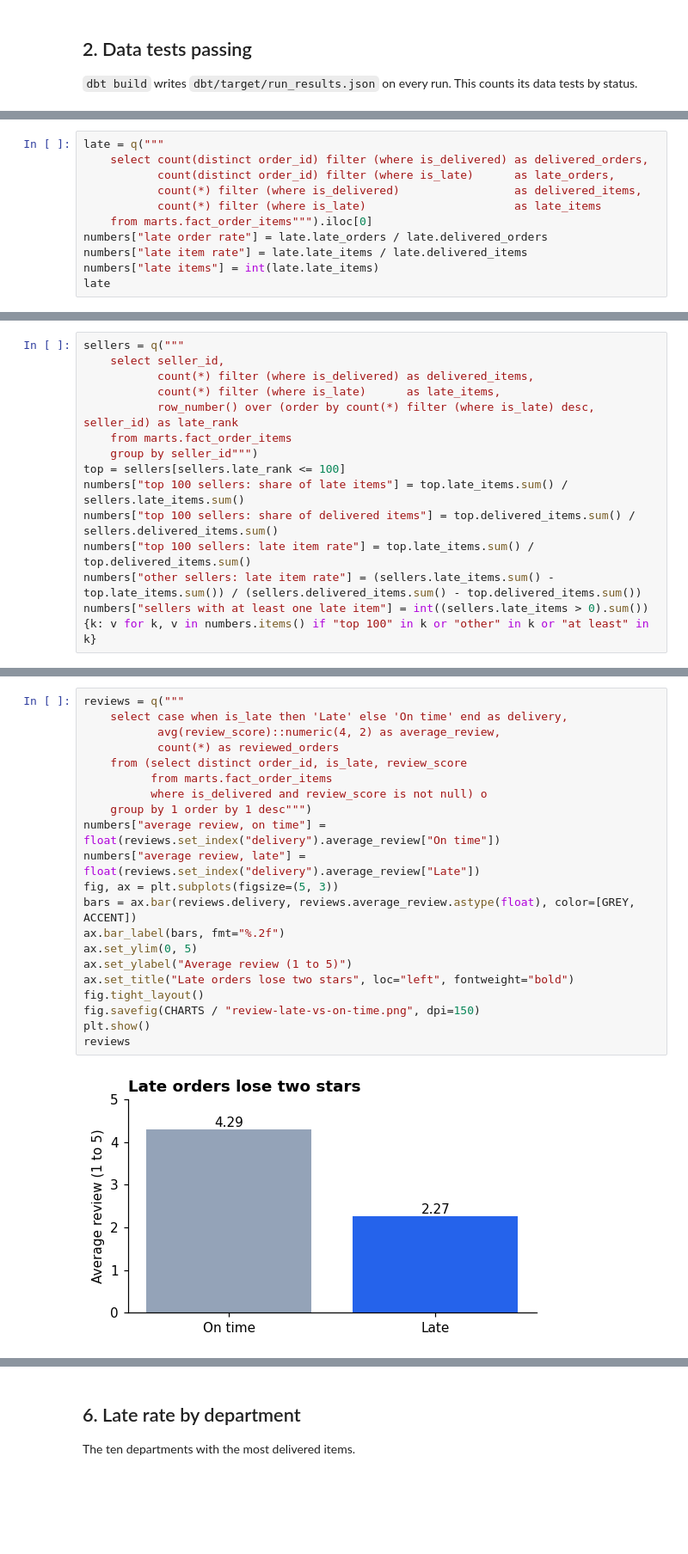
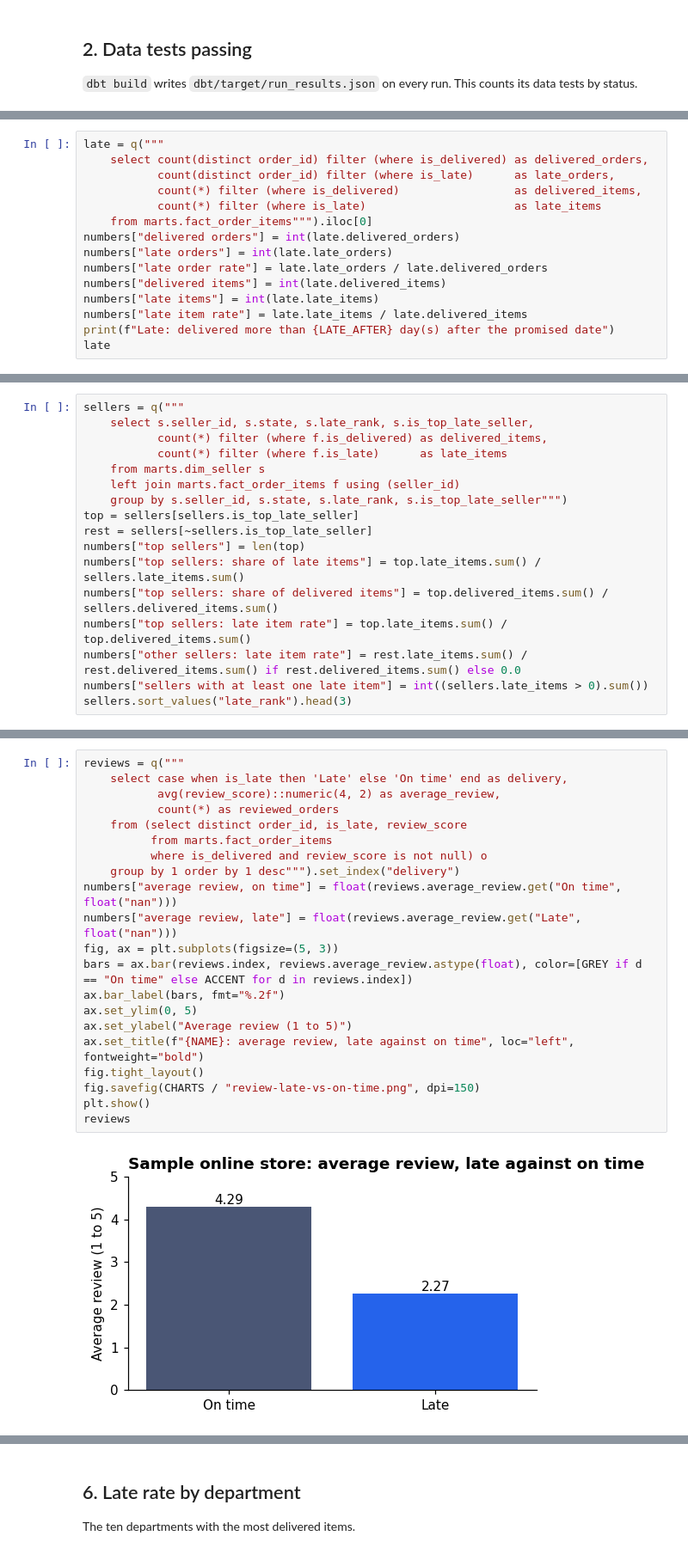
Before and after one commit to omarshalabyy1/retail-supplier-warehouse, a Jupyter notebook: analysis/analysis.ipynb, the cells around one changed output, grey strips where cells are left out. Shown at 86% size. Cells and saved outputs as stored; diff of their text form; blank space fills up the shorter version.

```diff
--- a/analysis/analysis.ipynb
+++ b/analysis/analysis.ipynb
@@ -94,8 +105,12 @@ late = q("""
            count(*) filter (where is_delivered)                 as delivered_items,
            count(*) filter (where is_late)                      as late_items
     from marts.fact_order_items""").iloc[0]
+numbers["delivered orders"] = int(late.delivered_orders)
+numbers["late orders"] = int(late.late_orders)
 numbers["late order rate"] = late.late_orders / late.delivered_orders
+numbers["delivered items"] = int(late.delivered_items)
+numbers["late items"] = int(late.late_items)
 numbers["late item rate"] = late.late_items / late.delivered_items
-numbers["late items"] = int(late.late_items)
+print(f"Late: delivered more than {LATE_AFTER} day(s) after the promised date")
 late
 # %% [output]
@@ -111,17 +127,19 @@ Sellers are the store's suppliers. Rank them by late items; the **top 100** are
 To be fair, compare their share of late items with their share of all delivered items: big sellers are expected to have more late items simply because they ship more.
 # %%
 sellers = q("""
-    select seller_id,
-           count(*) filter (where is_delivered) as delivered_items,
-           count(*) filter (where is_late)      as late_items,
-           row_number() over (order by count(*) filter (where is_late) desc, seller_id) as late_rank
-    from marts.fact_order_items
-    group by seller_id""")
-top = sellers[sellers.late_rank <= 100]
-numbers["top 100 sellers: share of late items"] = top.late_items.sum() / sellers.late_items.sum()
-numbers["top 100 sellers: share of delivered items"] = top.delivered_items.sum() / sellers.delivered_items.sum()
-numbers["top 100 sellers: late item rate"] = top.late_items.sum() / top.delivered_items.sum()
-numbers["other sellers: late item rate"] = (sellers.late_items.sum() - top.late_items.sum()) / (sellers.delivered_items.sum() - top.delivered_items.sum())
+    select s.seller_id, s.state, s.late_rank, s.is_top_late_seller,
+           count(*) filter (where f.is_delivered) as delivered_items,
+           count(*) filter (where f.is_late)      as late_items
+    from marts.dim_seller s
+    left join marts.fact_order_items f using (seller_id)
+    group by s.seller_id, s.state, s.late_rank, s.is_top_late_seller""")
+top = sellers[sellers.is_top_late_seller]
+rest = sellers[~sellers.is_top_late_seller]
+numbers["top sellers"] = len(top)
+numbers["top sellers: share of late items"] = top.late_items.sum() / sellers.late_items.sum()
+numbers["top sellers: share of delivered items"] = top.delivered_items.sum() / sellers.delivered_items.sum()
+numbers["top sellers: late item rate"] = top.late_items.sum() / top.delivered_items.sum()
+numbers["other sellers: late item rate"] = rest.late_items.sum() / rest.delivered_items.sum() if rest.delivered_items.sum() else 0.0
 numbers["sellers with at least one late item"] = int((sellers.late_items > 0).sum())
-{k: v for k, v in numbers.items() if "top 100" in k or "other" in k or "at least" in k}
+sellers.sort_values("late_rank").head(3)
 # %% [output]
@@ -155,23 +170,23 @@ Average review score (1 to 5) per order, each reviewed order counted once, late
 # %%
 reviews = q("""
     select case when is_late then 'Late' else 'On time' end as delivery,
            avg(review_score)::numeric(4, 2) as average_review,
            count(*) as reviewed_orders
     from (select distinct order_id, is_late, review_score
           from marts.fact_order_items
           where is_delivered and review_score is not null) o
-    group by 1 order by 1 desc""")
-numbers["average review, on time"] = float(reviews.set_index("delivery").average_review["On time"])
-numbers["average review, late"] = float(reviews.set_index("delivery").average_review["Late"])
+    group by 1 order by 1 desc""").set_index("delivery")
+numbers["average review, on time"] = float(reviews.average_review.get("On time", float("nan")))
+numbers["average review, late"] = float(reviews.average_review.get("Late", float("nan")))
 fig, ax = plt.subplots(figsize=(5, 3))
-bars = ax.bar(reviews.delivery, reviews.average_review.astype(float), color=[GREY, ACCENT])
+bars = ax.bar(reviews.index, reviews.average_review.astype(float), color=[GREY if d == "On time" else ACCENT for d in reviews.index])
 ax.bar_label(bars, fmt="%.2f")
 ax.set_ylim(0, 5)
 ax.set_ylabel("Average review (1 to 5)")
-ax.set_title("Late orders lose two stars", loc="left", fontweight="bold")
+ax.set_title(f"{NAME}: average review, late against on time", loc="left", fontweight="bold")
 fig.tight_layout()
 fig.savefig(CHARTS / "review-late-vs-on-time.png", dpi=150)
 plt.show()
 reviews
 # %% [output]
-[figure, old version]
+[figure, new version]
```
Also changed, not shown: parts of 20 cells of this notebook, 33 other files.
